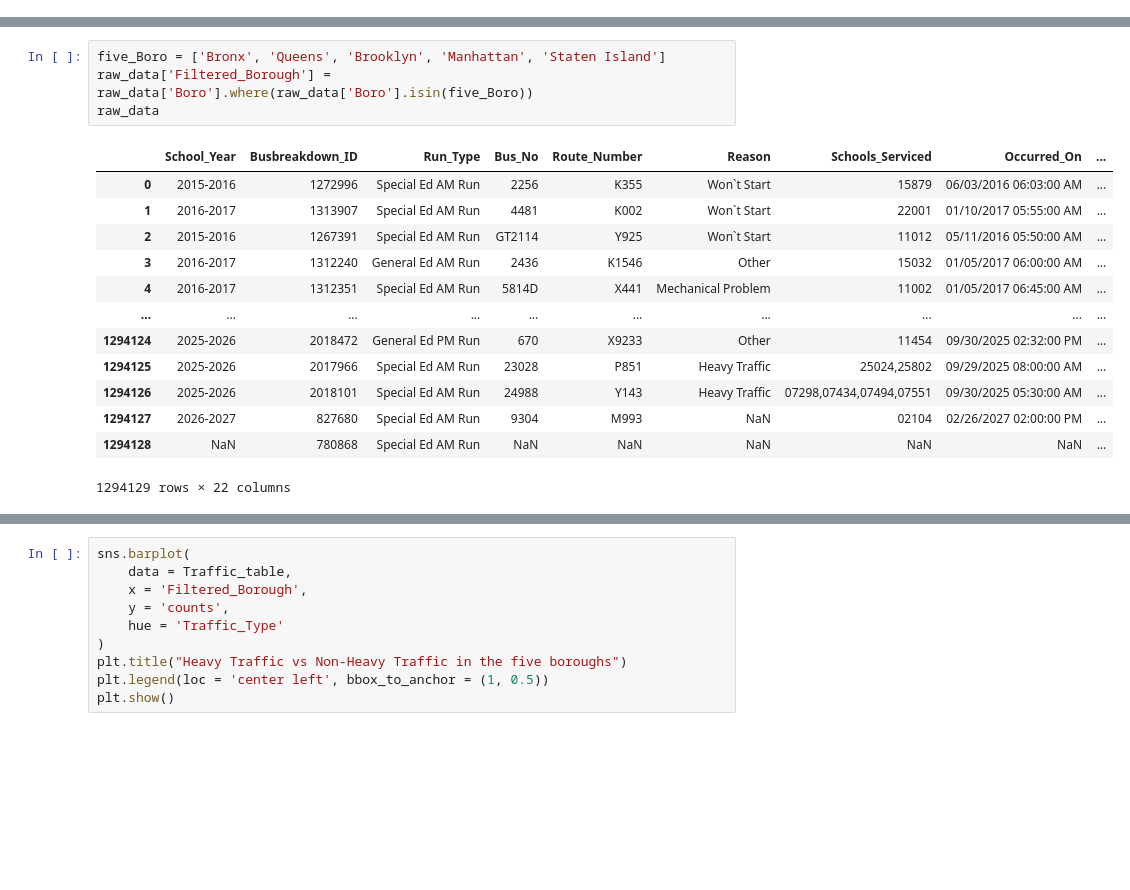
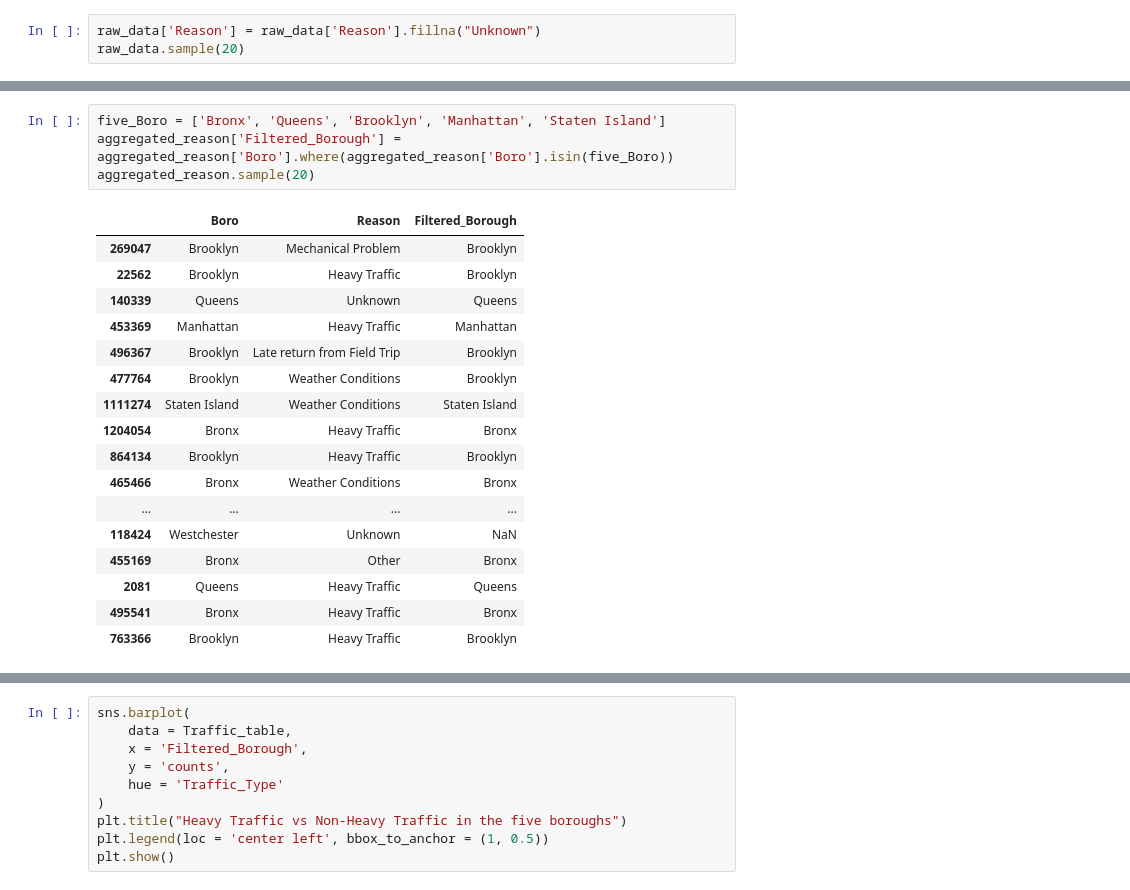
Before and after one commit to samnramos/bus-breakdown-and-delays-data, a Jupyter notebook: bus_breakdown.ipynb, the cells around one changed output, grey strips where cells are left out. Drawn from its saved outputs; the diff is of its cells as text; blank space fills up the shorter version.

```diff
--- a/bus_breakdown.ipynb
+++ b/bus_breakdown.ipynb
@@ -41,0 +54,3 @@ dtype: object
+# %%
+raw_data['Reason'] = raw_data['Reason'].fillna("Unknown")
+raw_data.sample(20)
@@ -121,20 +157,24 @@ plt.show()
 # %%
 five_Boro = ['Bronx', 'Queens', 'Brooklyn', 'Manhattan', 'Staten Island']
-raw_data['Filtered_Borough'] = raw_data['Boro'].where(raw_data['Boro'].isin(five_Boro))
-raw_data
+aggregated_reason['Filtered_Borough'] = aggregated_reason['Boro'].where(aggregated_reason['Boro'].isin(five_Boro))
+aggregated_reason.sample(20)
 # %% [output]
-|  | School_Year | Busbreakdown_ID | Run_Type | Bus_No | Route_Number | Reason | Schools_Serviced | Occurred_On | ... |
-| 0 | 2015-2016 | 1272996 | Special Ed AM Run | 2256 | K355 | Won`t Start | 15879 | 06/03/2016 06:03:00 AM | ... |
-| 1 | 2016-2017 | 1313907 | Special Ed AM Run | 4481 | K002 | Won`t Start | 22001 | 01/10/2017 05:55:00 AM | ... |
-| 2 | 2015-2016 | 1267391 | Special Ed AM Run | GT2114 | Y925 | Won`t Start | 11012 | 05/11/2016 05:50:00 AM | ... |
-| 3 | 2016-2017 | 1312240 | General Ed AM Run | 2436 | K1546 | Other | 15032 | 01/05/2017 06:00:00 AM | ... |
-| 4 | 2016-2017 | 1312351 | Special Ed AM Run | 5814D | X441 | Mechanical Problem | 11002 | 01/05/2017 06:45:00 AM | ... |
-| ... | ... | ... | ... | ... | ... | ... | ... | ... | ... |
-| 1294124 | 2025-2026 | 2018472 | General Ed PM Run | 670 | X9233 | Other | 11454 | 09/30/2025 02:32:00 PM | ... |
-| 1294125 | 2025-2026 | 2017966 | Special Ed AM Run | 23028 | P851 | Heavy Traffic | 25024,25802 | 09/29/2025 08:00:00 AM | ... |
-| 1294126 | 2025-2026 | 2018101 | Special Ed AM Run | 24988 | Y143 | Heavy Traffic | 07298,07434,07494,07551 | 09/30/2025 05:30:00 AM | ... |
-| 1294127 | 2026-2027 | 827680 | Special Ed AM Run | 9304 | M993 | NaN | 02104 | 02/26/2027 02:00:00 PM | ... |
-| 1294128 | NaN | 780868 | Special Ed AM Run | NaN | NaN | NaN | NaN | NaN | ... |
+|  | Boro | Reason | Filtered_Borough |
+| 269047 | Brooklyn | Mechanical Problem | Brooklyn |
+| 22562 | Brooklyn | Heavy Traffic | Brooklyn |
+| 140339 | Queens | Unknown | Queens |
+| 453369 | Manhattan | Heavy Traffic | Manhattan |
+| 496367 | Brooklyn | Late return from Field Trip | Brooklyn |
+| 477764 | Brooklyn | Weather Conditions | Brooklyn |
+| 1111274 | Staten Island | Weather Conditions | Staten Island |
+| 1204054 | Bronx | Heavy Traffic | Bronx |
+| 864134 | Brooklyn | Heavy Traffic | Brooklyn |
+| 465466 | Bronx | Weather Conditions | Bronx |
+| ... | ... | ... | ... |
+| 118424 | Westchester | Unknown | NaN |
+| 455169 | Bronx | Other | Bronx |
+| 2081 | Queens | Heavy Traffic | Queens |
+| 495541 | Bronx | Heavy Traffic | Bronx |
+| 763366 | Brooklyn | Heavy Traffic | Brooklyn |
-1294129 rows × 22 columns
 # %%
 sns.histplot(
```
Also changed, not shown: parts of 22 cells of this notebook.
